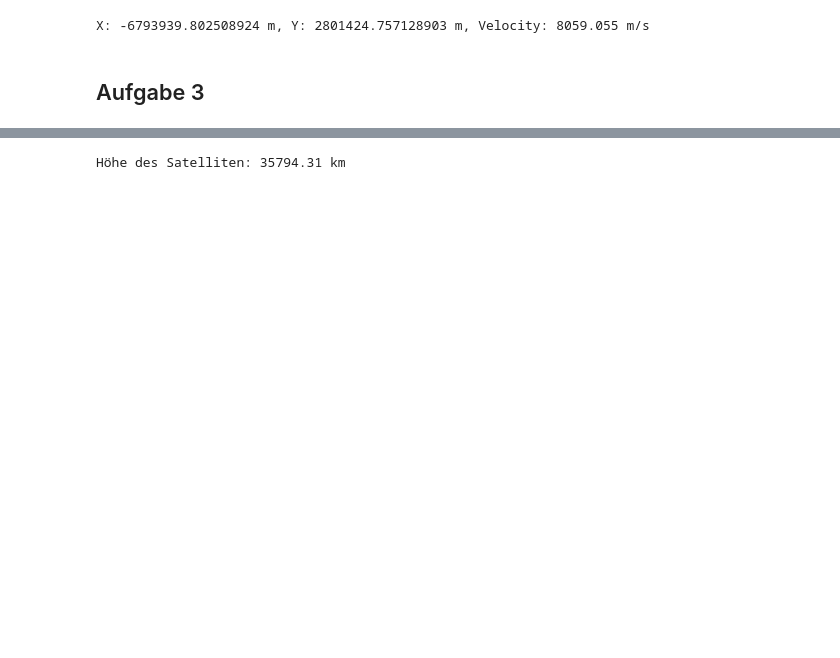
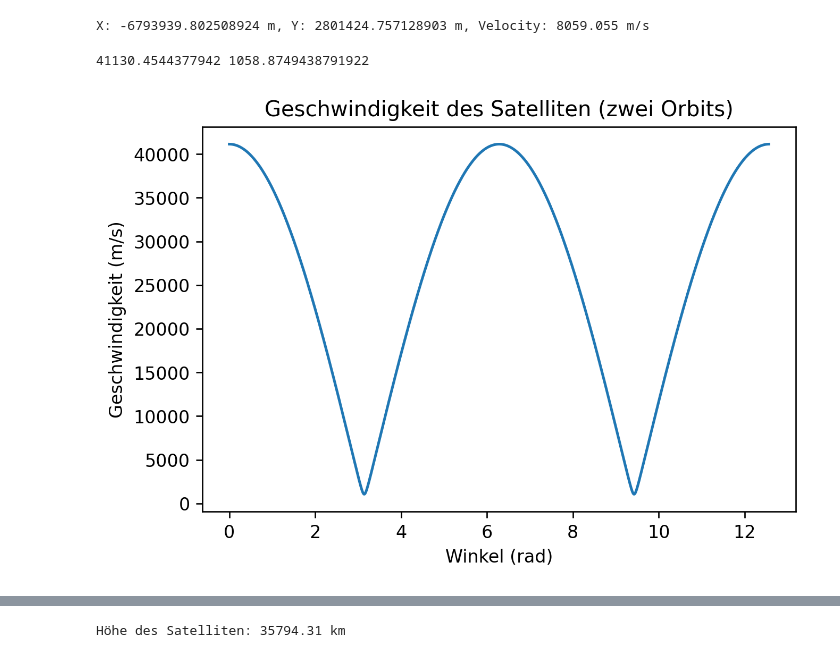
Before and after one commit to d33pk3rn3l/Satellite-geodesy-Exercise-4, a Jupyter notebook: exercise4.ipynb, the cells around one changed output, grey strips where cells are left out. Drawn from its saved outputs; the diff is of its cells as text; code cells hidden in the pictures; blank space fills up the shorter version.

```diff
--- a/exercise4.ipynb
+++ b/exercise4.ipynb
@@ -57,5 +70,21 @@ V_s = np.sqrt( (-np.sqrt(GM / p) * np.sin(v))**2 + (np.sqrt(GM / p) * (e + np.co
 print("X:", x, "m, Y:", y, "m, Velocity:", round(V_s, 3), "m/s")
 # %% [output]
 X: -6793939.802508924 m, Y: 2801424.757128903 m, Velocity: 8059.055 m/s
-# %% [markdown]
-## Aufgabe 3
+# %%
+import matplotlib
+import matplotlib.pyplot as plt
+matplotlib.rcParams['figure.dpi'] = 240
+
+x = np.arange(0,4*np.pi, 0.01)
+y = np.sqrt( (-np.sqrt(GM / p) * np.sin(x))**2 + (np.sqrt(GM / p) * (e + np.cos(x)))**2 )
+v_max, v_min = max(y), min(y)
+print(v_max, v_min)
+
+plt.title("Geschwindigkeit des Satelliten (zwei Orbits)")
+plt.ylabel("Geschwindigkeit (m/s)")
+plt.xlabel("Winkel (rad)")
+plt.plot(x,y)
+plt.show()
+# %% [output]
+41130.4544377942 1058.8749438791922
+[figure, added]
```
Also changed, not shown: parts of 13 cells of this notebook, 1 other file.
